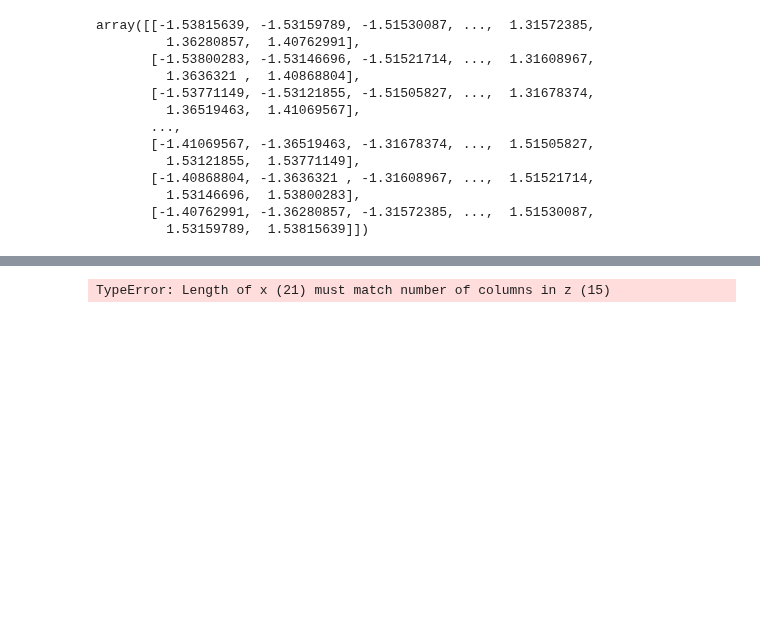
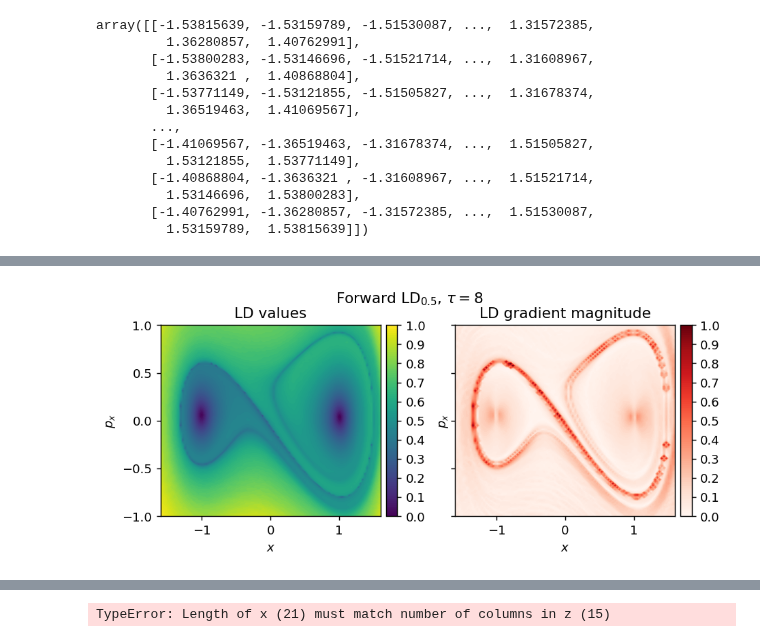
Before and after one commit to champsproject/ldds, a Jupyter notebook: LDs_from_data_NOTES.ipynb, the cells around one changed output, grey strips where cells are left out. Drawn from its saved outputs; the diff is of its cells as text; code cells hidden in the pictures; blank space fills up the shorter version.

```diff
--- a/LDs_from_data_NOTES.ipynb
+++ b/LDs_from_data_NOTES.ipynb
@@ -135,0 +142,17 @@ Nx, Ny, Nt = [21, 15, 11]
+# %%
+x_min,x_max = [-2, 2]
+y_min,y_max = [-1.5, 1.5]
+t_min, t_max = [0, 10]
+Nx, Ny, Nt = [40, 40, 50]
+
+x_axis = np.linspace(x_min,x_max,Nx)
+y_axis = np.linspace(y_min,y_max,Ny)
+t_axis = np.linspace(t_min,t_max,Nt)
+
+vector_field_original = Duffing1D
+
+# perturbation_type, amplitude, freq = [1, 1, 1]
+# perturbation_params = [perturbation_type, amplitude, freq]
+# perturbation = lambda t, u: forcing(t, u, perturbation_params=perturbation_params)
+
+vector_field = perturb_field(vector_field_original, forcing)
@@ -136 +264,12 @@ Nx, Ny, Nt = [21, 15, 11]
+# %%
+# Integration parameters
+tau = 8
+
+# LDp, p-value
+p_value = 0.5
+
+# Mesh parameters
+x_min,x_max = [-1.6, 1.6]
+y_min,y_max = [-1, 1]
+Nx, Ny = [100, 100]
 # %%
@@ -155,0 +277,5 @@ plt.show()
+# %%
+LD_forward = compute_lagrangian_descriptor(grid_parameters, vector_field, tau, p_value)
+figs = draw_all_lds(LD_forward, [], grid_parameters, tau, p_value, interactive=False)
+# %% [output]
+[figure, added]
```
Also changed, not shown: parts of 42 cells of this notebook, 1 other file.
